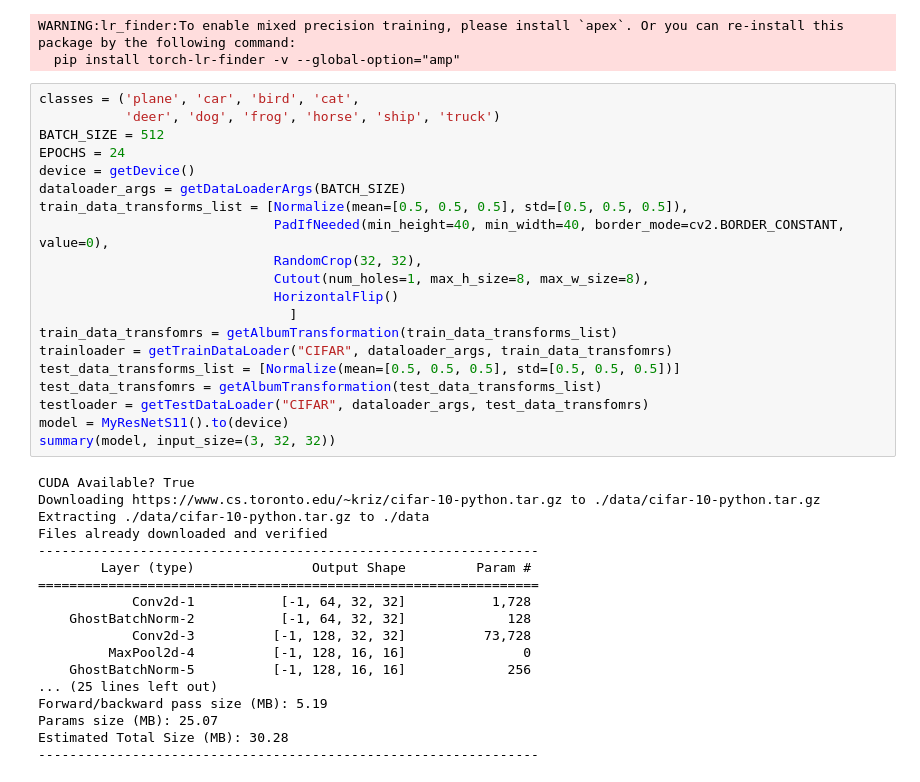
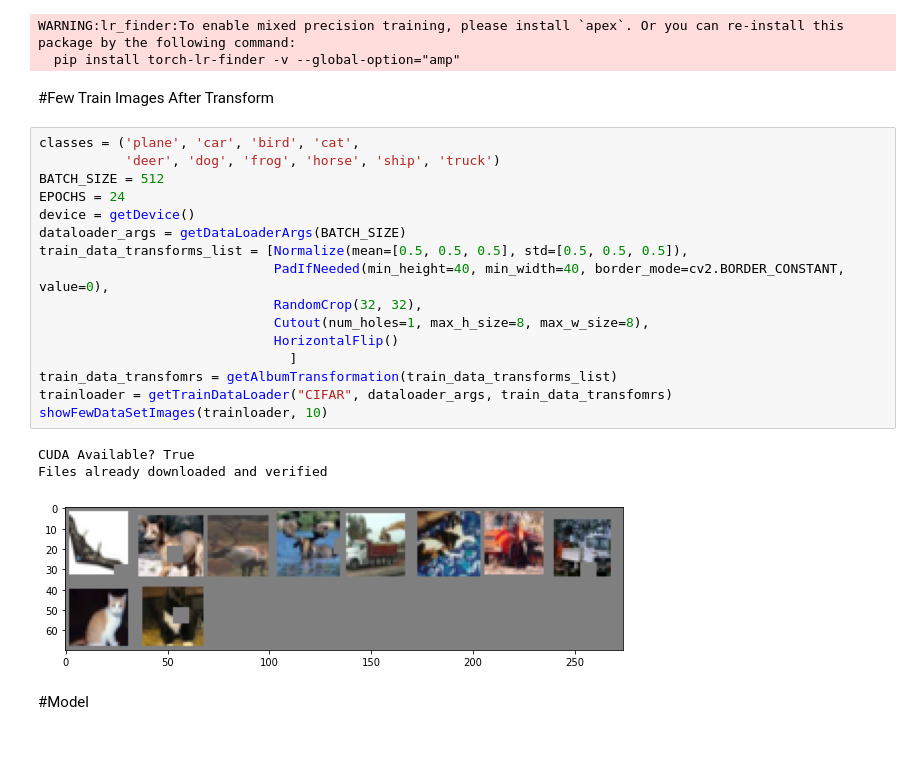
Before and after one commit to santhiya-v/EVA, a Jupyter notebook: S11/CIFAR_Resnet18_S11.ipynb, the cells around one changed output. Drawn from its saved outputs; the diff is of its cells as text; blank space fills up the shorter version.

```diff
--- a/S11/CIFAR_Resnet18_S11.ipynb
+++ b/S11/CIFAR_Resnet18_S11.ipynb
@@ -48,41 +47,27 @@ from lr_finder import *
 # %% [output]
 WARNING:lr_finder:To enable mixed precision training, please install `apex`. Or you can re-install this package by the following command:
   pip install torch-lr-finder -v --global-option="amp"
+# %% [markdown]
+#Few Train Images After Transform
 # %%
 classes = ('plane', 'car', 'bird', 'cat',
            'deer', 'dog', 'frog', 'horse', 'ship', 'truck')
 BATCH_SIZE = 512
 EPOCHS = 24
 device = getDevice()
 dataloader_args = getDataLoaderArgs(BATCH_SIZE)
 train_data_transforms_list = [Normalize(mean=[0.5, 0.5, 0.5], std=[0.5, 0.5, 0.5]),
                               PadIfNeeded(min_height=40, min_width=40, border_mode=cv2.BORDER_CONSTANT, value=0),
                               RandomCrop(32, 32),
                               Cutout(num_holes=1, max_h_size=8, max_w_size=8),
                               HorizontalFlip()
                                 ]
 train_data_transfomrs = getAlbumTransformation(train_data_transforms_list)
 trainloader = getTrainDataLoader("CIFAR", dataloader_args, train_data_transfomrs)
-test_data_transforms_list = [Normalize(mean=[0.5, 0.5, 0.5], std=[0.5, 0.5, 0.5])]
-test_data_transfomrs = getAlbumTransformation(test_data_transforms_list)
-testloader = getTestDataLoader("CIFAR", dataloader_args, test_data_transfomrs)
-model = MyResNetS11().to(device)
-summary(model, input_size=(3, 32, 32))
+showFewDataSetImages(trainloader, 10)
 # %% [output]
 CUDA Available? True
-Downloading https://www.cs.toronto.edu/~kriz/cifar-10-python.tar.gz to ./data/cifar-10-python.tar.gz
-Extracting ./data/cifar-10-python.tar.gz to ./data
 Files already downloaded and verified
-----------------------------------------------------------------
-        Layer (type)               Output Shape         Param #
-================================================================
-            Conv2d-1           [-1, 64, 32, 32]           1,728
-    GhostBatchNorm-2           [-1, 64, 32, 32]             128
-            Conv2d-3          [-1, 128, 32, 32]          73,728
-         MaxPool2d-4          [-1, 128, 16, 16]               0
-    GhostBatchNorm-5          [-1, 128, 16, 16]             256
-... (25 lines left out)
-Forward/backward pass size (MB): 5.19
-Params size (MB): 25.07
-Estimated Total Size (MB): 30.28
-----------------------------------------------------------------
+[figure, added]
+# %% [markdown]
+#Model
```
Also changed, not shown: parts of 19 cells of this notebook, 4 other files.
